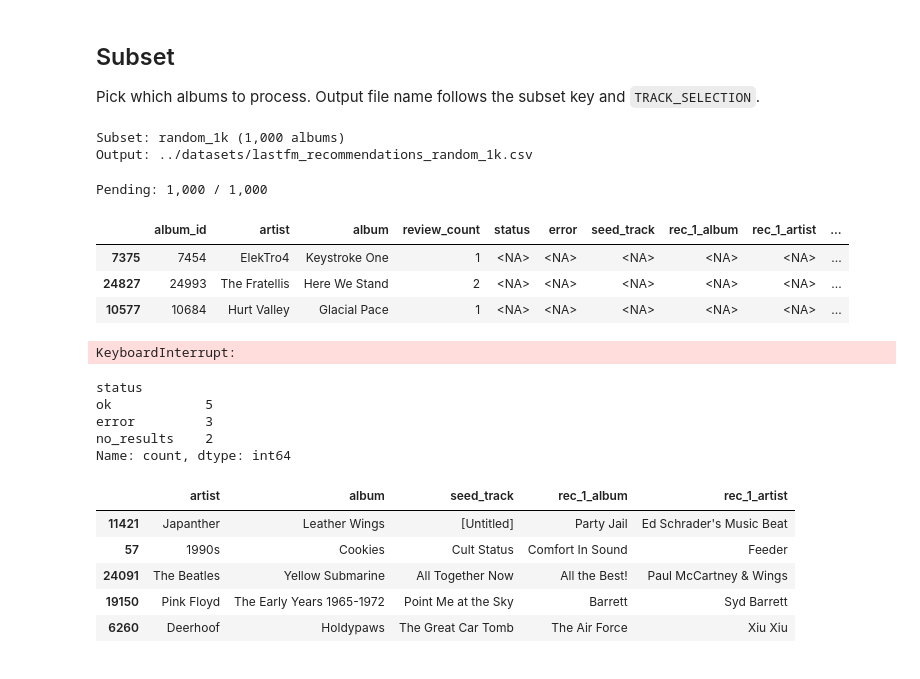
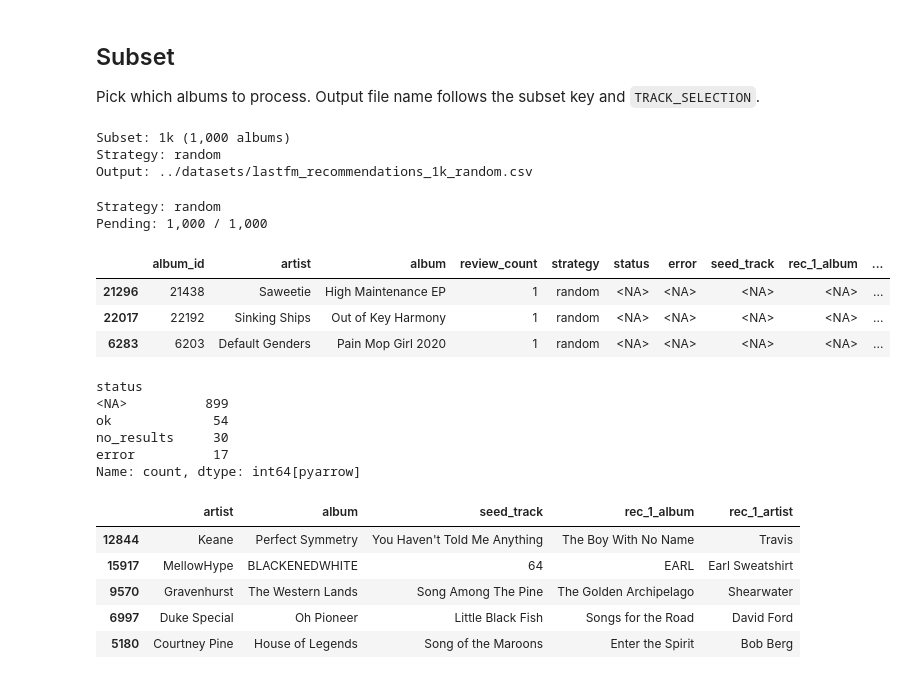
Before and after one commit to lbarleta/critical-listener, a Jupyter notebook: lastfm-bench/lastfm_batch.ipynb, the cells around one changed output. Cells and saved outputs as stored; diff of their text form; code cells hidden in the pictures.

```diff
--- a/lastfm-bench/lastfm_batch.ipynb
+++ b/lastfm-bench/lastfm_batch.ipynb
@@ -15,13 +15,13 @@ from lastfm_albums import recommend_album, set_request_delay
 DATA_DIR = Path("../datasets")
 SOURCE_PATH = DATA_DIR / "albums.csv"
 
-TRACK_SELECTION = "top_listener"  # top_listener | random | top_n_tracks
-TOP_N = 3
-N_RECS = 1
-FETCH_FLOOR = 15
-REQUEST_DELAY_SEC = 1
-RANDOM_SEED = 42
-SAVE_EVERY = 10
+TRACK_SELECTION = "random"  # top_listener | random | top_n_tracks
+TOP_N = 3           # number of seed tracks used by top_n_tracks strategy
+N_RECS = 1          # recommendations to return per album
+FETCH_FLOOR = 20    # similar tracks fetched per seed track (larger = more candidates, more API calls)
+REQUEST_DELAY_SEC = .79   # seconds between API requests
+RANDOM_SEED = 42    # seed for random track selection (strategy "random")
+SAVE_EVERY = 10     # checkpoint to CSV every N albums
 # %% [markdown]
 ## Subset
 
@@ -30,10 +30,11 @@ Pick which albums to process. Output file name follows the subset key and `TRACK
 SUBSETS = {
     "all": lambda df: df,
     "3plus": lambda df: df.loc[df["review_count"] > 2],
-    "random_1k": lambda df: df.sample(1000),
+    "test": lambda df: df.sample(250),
+    "1k": lambda df: df.sample(1000),
 }
 # %%
-SUBSET = "random_1k"
+SUBSET = "1k"
 MAX_ALBUMS = None  # e.g. 10 for a dry run
 # %%
 albums = SUBSETS[SUBSET](pd.read_csv(SOURCE_PATH))
@@ -48,45 +49,43 @@ print(f"Subset: {SUBSET} ({len(albums):,} albums)")
 print(f"Strategy: {TRACK_SELECTION}")
 print(f"Output: {OUTPUT_PATH}")
 # %% [output]
-Subset: random_1k (1,000 albums)
-Output: ../datasets/lastfm_recommendations_random_1k.csv
+Subset: 1k (1,000 albums)
+Strategy: random
+Output: ../datasets/lastfm_recommendations_1k_random.csv
 # %%
 RESULT_COLS = ["strategy", "status", "error", "seed_track"] + [
     f"rec_{rank}_{field}"
     for rank in range(1, N_RECS + 1)
     for field in ("album", "artist", "score")
 ]
 
 if OUTPUT_PATH.exists():
-    work = pd.read_csv(OUTPUT_PATH)
+    saved = pd.read_csv(OUTPUT_PATH)
+    work = albums.merge(saved[["album_id"] + RESULT_COLS], on="album_id", how="left")
 else:
     work = albums.assign(**{col: pd.NA for col in RESULT_COLS})
 
-for col in RESULT_COLS:
-    if col not in work.columns:
-        work[col] = pd.NA
-
 work["strategy"] = work["strategy"].astype("string")
 work.loc[work["strategy"].isna() | (work["strategy"].str.strip() == ""), "strategy"] = TRACK_SELECTION
-
 work["status"] = work["status"].astype("string")
 work["error"] = work["error"].astype("string")
 work["seed_track"] = work["seed_track"].astype("string")
 for rank in range(1, N_RECS + 1):
     work[f"rec_{rank}_album"] = work[f"rec_{rank}_album"].astype("string")
     work[f"rec_{rank}_artist"] = work[f"rec_{rank}_artist"].astype("string")
     work[f"rec_{rank}_score"] = pd.to_numeric(work[f"rec_{rank}_score"], errors="coerce")
 
 pending = work.index[work["status"].isna() | (work["status"].astype(str).str.strip() == "")]
 print(f"Strategy: {TRACK_SELECTION}")
 print(f"Pending: {len(pending):,} / {len(work):,}")
 work.head(3)
 # %% [output]
+Strategy: random
 Pending: 1,000 / 1,000
-|  | album_id | artist | album | review_count | status | error | seed_track | rec_1_album | rec_1_artist | ... |
-| 7375 | 7454 | ElekTro4 | Keystroke One | 1 | <NA> | <NA> | <NA> | <NA> | <NA> | ... |
-| 24827 | 24993 | The Fratellis | Here We Stand | 2 | <NA> | <NA> | <NA> | <NA> | <NA> | ... |
-| 10577 | 10684 | Hurt Valley | Glacial Pace | 1 | <NA> | <NA> | <NA> | <NA> | <NA> | ... |
+|  | album_id | artist | album | review_count | strategy | status | error | seed_track | rec_1_album | ... |
+| 21296 | 21438 | Saweetie | High Maintenance EP | 1 | random | <NA> | <NA> | <NA> | <NA> | ... |
+| 22017 | 22192 | Sinking Ships | Out of Key Harmony | 1 | random | <NA> | <NA> | <NA> | <NA> | ... |
+| 6283 | 6203 | Default Genders | Pain Mop Girl 2020 | 1 | random | <NA> | <NA> | <NA> | <NA> | ... |
 # %%
 set_request_delay(REQUEST_DELAY_SEC)
 
@@ -129,20 +128,19 @@ for idx in tqdm(pending, desc="Last.fm batch"):
 
 work.to_csv(OUTPUT_PATH, index=False)
 print(f"Saved to {OUTPUT_PATH}")
-# %% [output]
-KeyboardInterrupt:
 # %%
 print(work["status"].value_counts(dropna=False))
 work.loc[work["status"] == "ok", ["artist", "album", "seed_track", "rec_1_album", "rec_1_artist"]].head()
 # %% [output]
 status
-ok            5
-error         3
-no_results    2
-Name: count, dtype: int64
+<NA>          899
+ok             54
+no_results     30
+error          17
+Name: count, dtype: int64[pyarrow]
 |  | artist | album | seed_track | rec_1_album | rec_1_artist |
-| 11421 | Japanther | Leather Wings | [Untitled] | Party Jail | Ed Schrader's Music Beat |
-| 57 | 1990s | Cookies | Cult Status | Comfort In Sound | Feeder |
-| 24091 | The Beatles | Yellow Submarine | All Together Now | All the Best! | Paul McCartney & Wings |
-| 19150 | Pink Floyd | The Early Years 1965-1972 | Point Me at the Sky | Barrett | Syd Barrett |
-| 6260 | Deerhoof | Holdypaws | The Great Car Tomb | The Air Force | Xiu Xiu |
+| 12844 | Keane | Perfect Symmetry | You Haven't Told Me Anything | The Boy With No Name | Travis |
+| 15917 | MellowHype | BLACKENEDWHITE | 64 | EARL | Earl Sweatshirt |
+| 9570 | Gravenhurst | The Western Lands | Song Among The Pine | The Golden Archipelago | Shearwater |
+| 6997 | Duke Special | Oh Pioneer | Little Black Fish | Songs for the Road | David Ford |
+| 5180 | Courtney Pine | House of Legends | Song of the Maroons | Enter the Spirit | Bob Berg |
```
Also changed, not shown: parts of 1 cell of this notebook, 3 other files.
